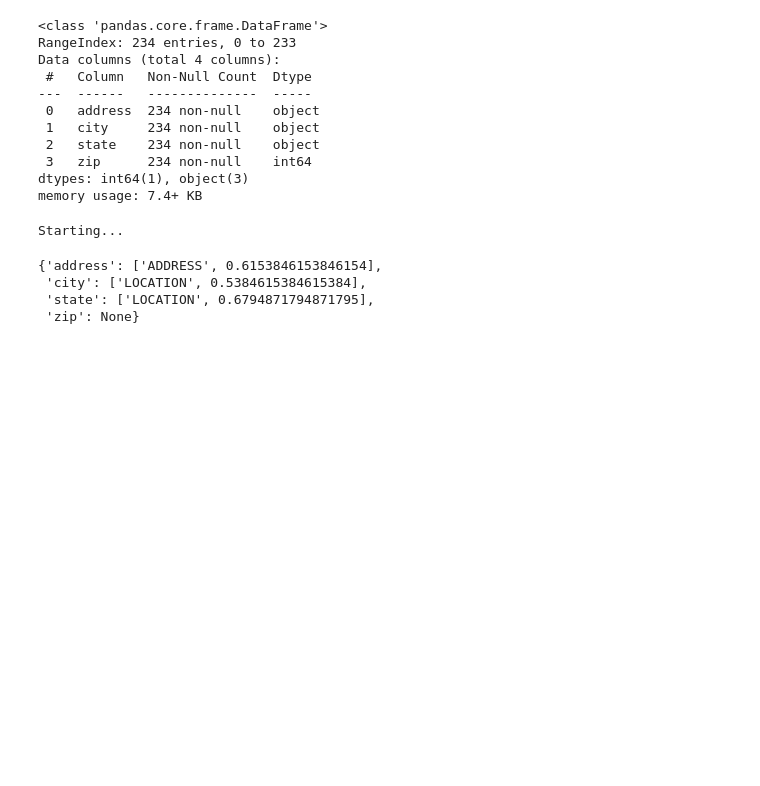
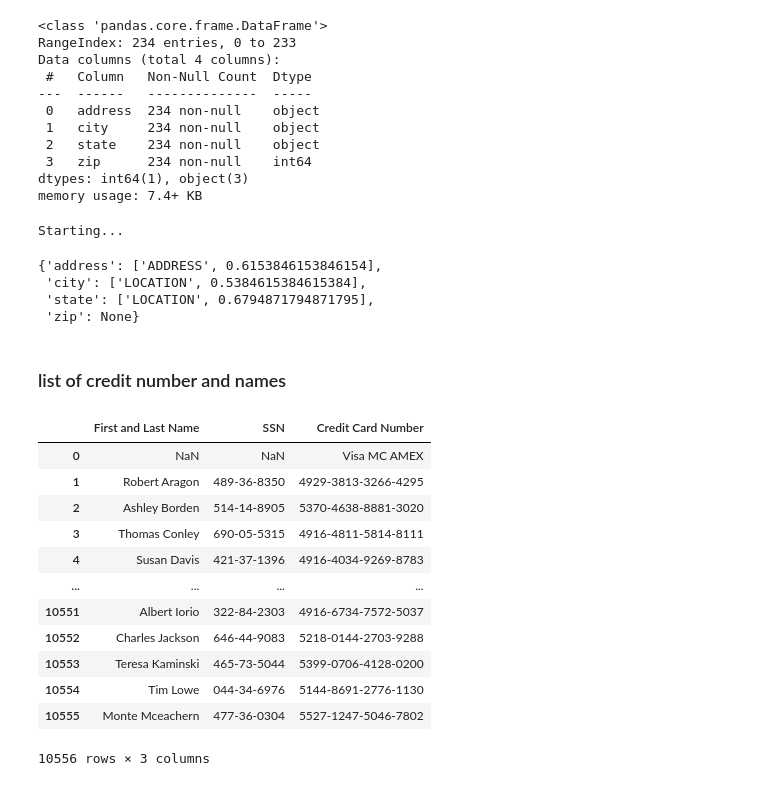
Before and after one commit to Clearbox-AI/nerpii, a Jupyter notebook: sythetic_data_ner.ipynb, the cells around one changed output. Saved outputs shown, nothing was run; the diff lists cells and outputs as text; code cells hidden in the pictures; blank space fills up the shorter version.

Commit message:
Issue #1: add CREDI_CARD_NUMBER entity

```diff
--- a/sythetic_data_ner.ipynb
+++ b/sythetic_data_ner.ipynb
@@ -409,3 +409,23 @@ Starting...
  'city': ['LOCATION', 0.5384615384615384],
  'state': ['LOCATION', 0.6794871794871795],
  'zip': None}
+# %% [markdown]
+### list of credit number and names
+# %%
+df_creditNumber = pd.read_csv("dataset/1-MB-Test.csv")
+# %%
+df_creditNumber
+# %% [output]
+|  | First and Last Name | SSN | Credit Card Number |
+| 0 | NaN | NaN | Visa MC AMEX |
+| 1 | Robert Aragon | 489-36-8350 | 4929-3813-3266-4295 |
+| 2 | Ashley Borden | 514-14-8905 | 5370-4638-8881-3020 |
+| 3 | Thomas Conley | 690-05-5315 | 4916-4811-5814-8111 |
+| 4 | Susan Davis | 421-37-1396 | 4916-4034-9269-8783 |
+| ... | ... | ... | ... |
+| 10551 | Albert Iorio | 322-84-2303 | 4916-6734-7572-5037 |
+| 10552 | Charles Jackson | 646-44-9083 | 5218-0144-2703-9288 |
+| 10553 | Teresa Kaminski | 465-73-5044 | 5399-0706-4128-0200 |
+| 10554 | Tim Lowe | 044-34-6976 | 5144-8691-2776-1130 |
+| 10555 | Monte Mceachern | 477-36-0304 | 5527-1247-5046-7802 |
+10556 rows × 3 columns
```
Also changed, not shown: parts of 12 cells of this notebook, 2 other files.
